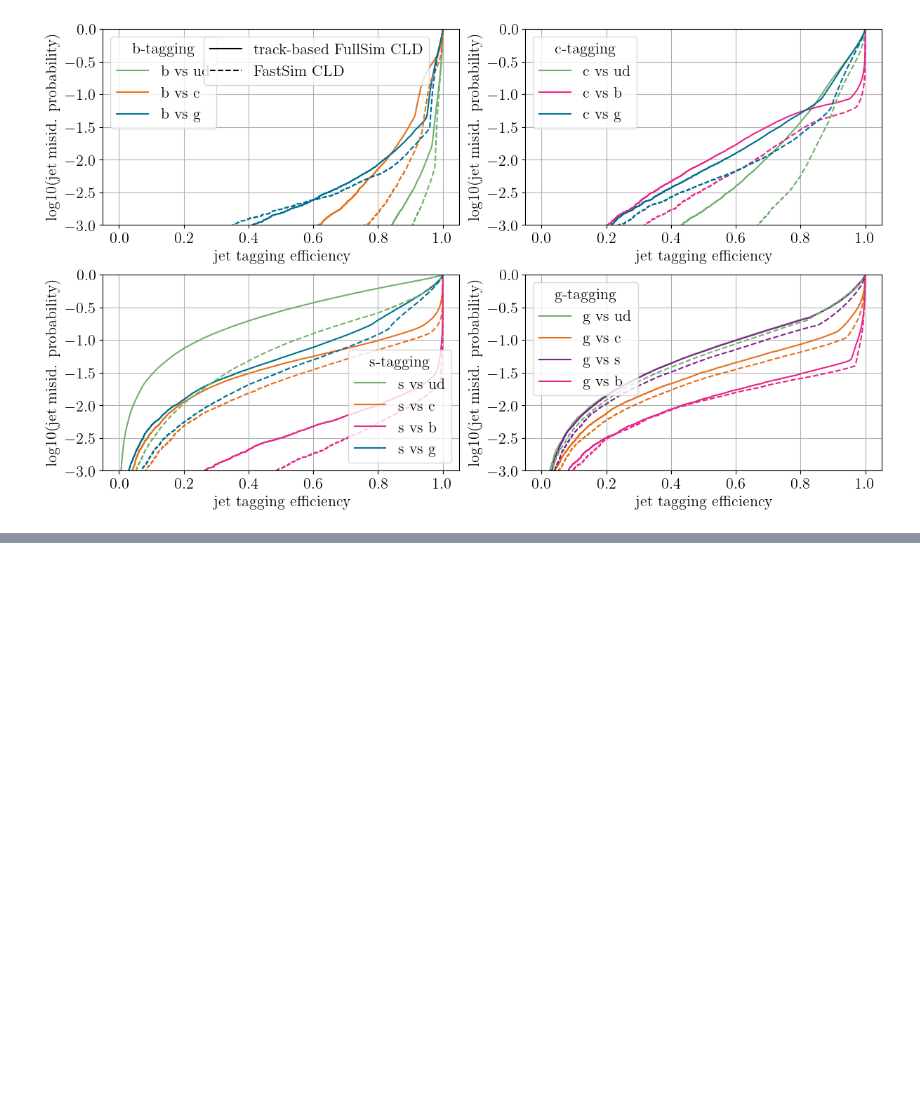
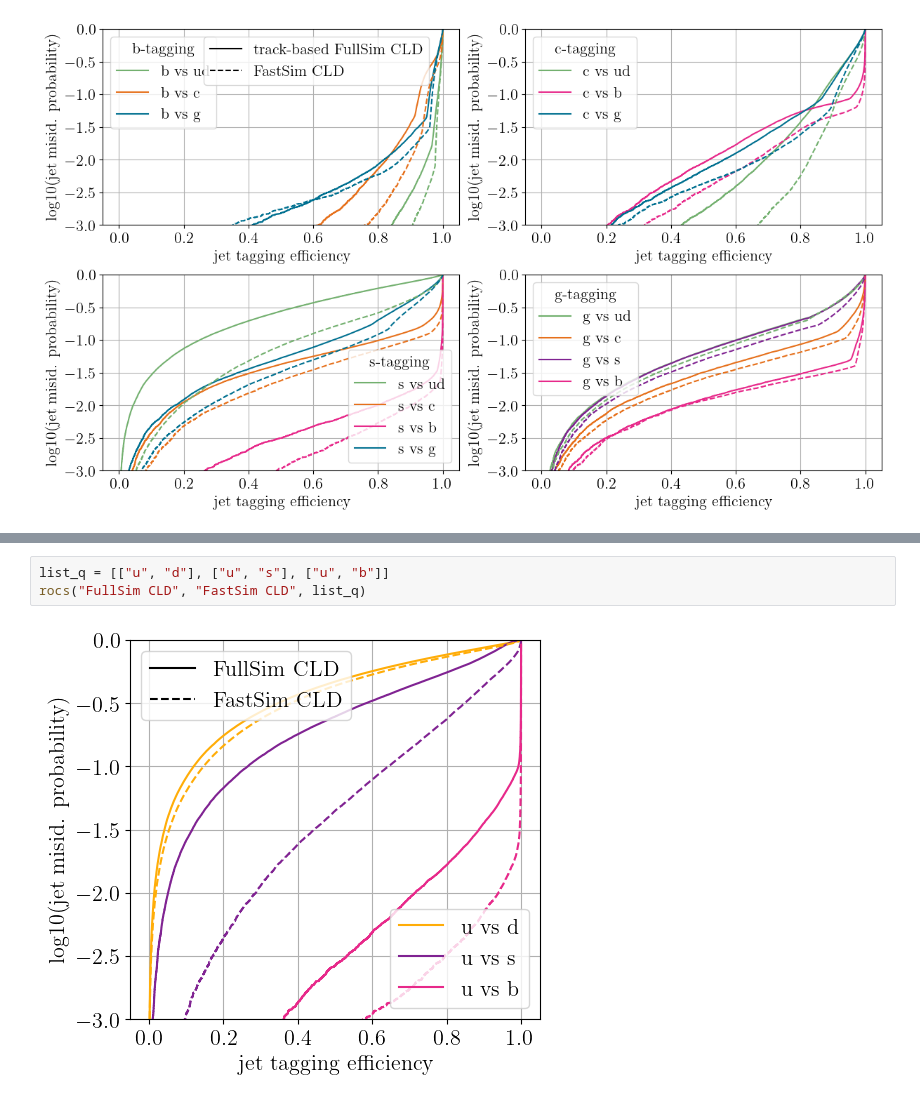
Before and after one commit to saracreates/TaggingResults, a Jupyter notebook: roc-curves.ipynb, the cells around one changed output, grey strips where cells are left out. Drawn from its saved outputs; the diff is of its cells as text; blank space fills up the shorter version.

```diff
--- a/roc-curves.ipynb
+++ b/roc-curves.ipynb
@@ -605,0 +783,5 @@ all_rocs('track-based FullSim CLD', 'FastSim CLD', save=False)
+# %%
+list_q = [["u", "d"], ["u", "s"], ["u", "b"]]
+rocs("FullSim CLD", "FastSim CLD", list_q)
+# %% [output]
+[figure, added]
```
Also changed, not shown: parts of 22 cells of this notebook, 11 other files.
